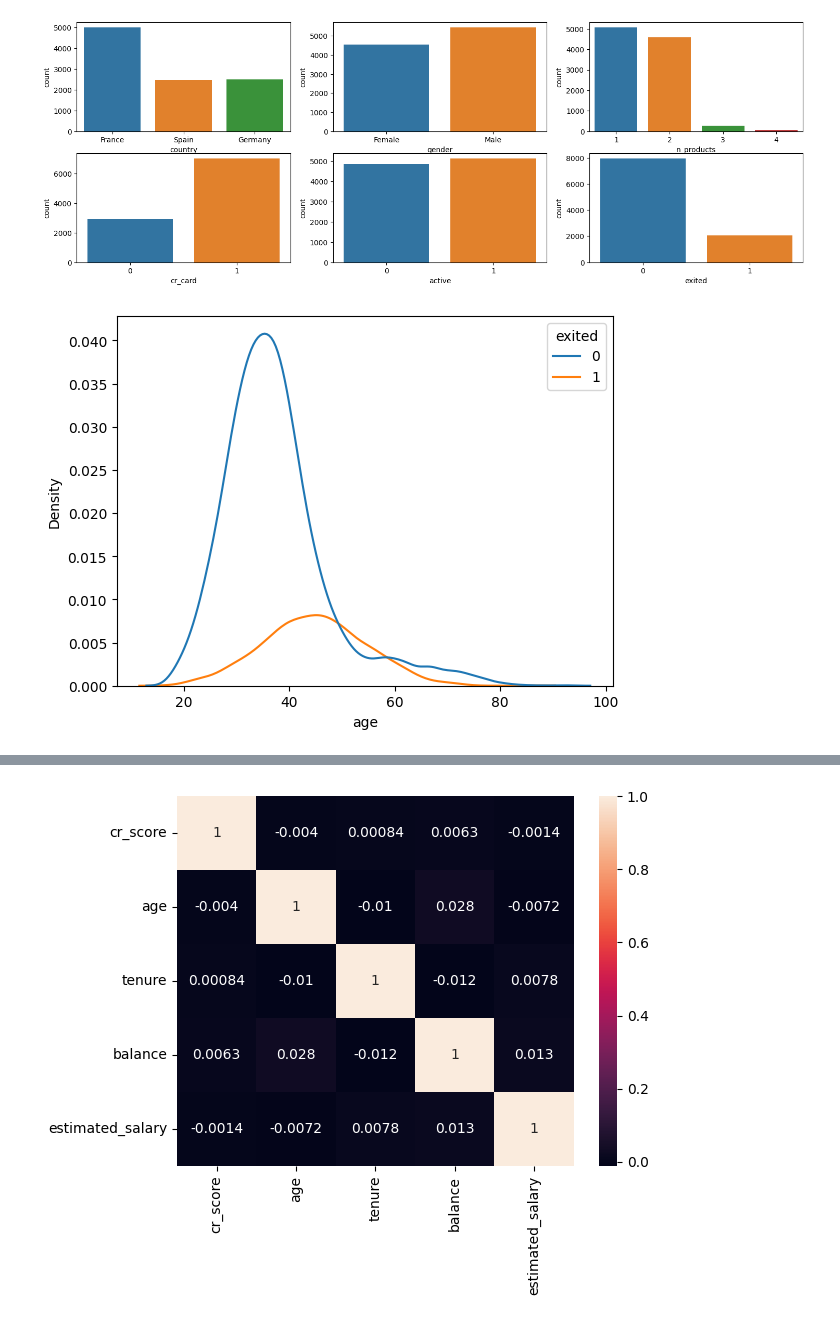
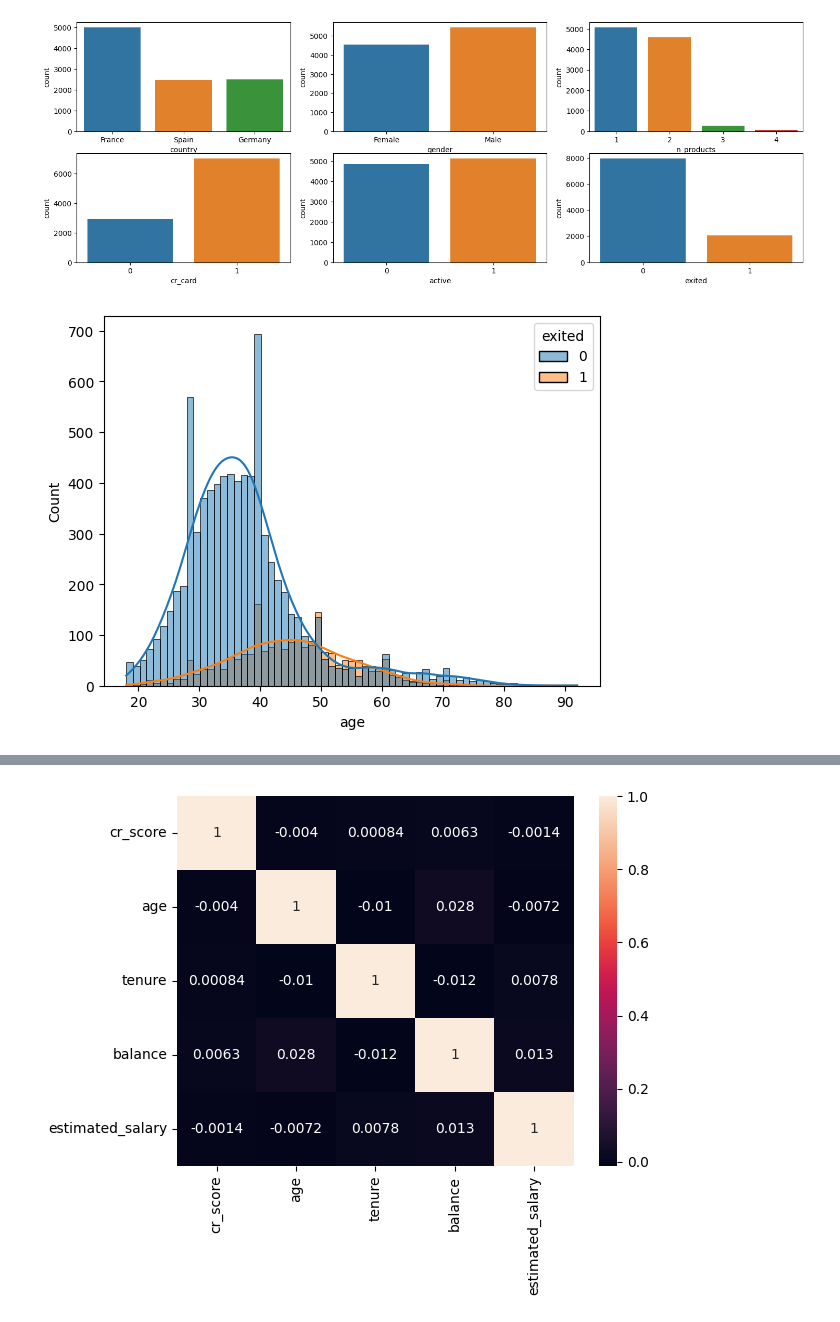
Before and after one commit to castroavila/machine_learning_i, a Jupyter notebook: projeto_aplicado.ipynb, the cells around one changed output, grey strips where cells are left out. Saved outputs shown, nothing was run; the diff lists cells and outputs as text; code cells hidden in the pictures.

```diff
--- a/projeto_aplicado.ipynb
+++ b/projeto_aplicado.ipynb
@@ -134,7 +135,7 @@ plt.show()
 [figure]
 # %%
 #Histograma com as idades dos clientes
-sns.kdeplot(x='age', data=dados, hue='exited')
+sns.histplot(x='age', data=dados, hue='exited', kde=True)
 plt.show()
 # %% [output]
-[figure, old version]
+[figure, new version]
```
Also changed, not shown: parts of 11 cells of this notebook.
